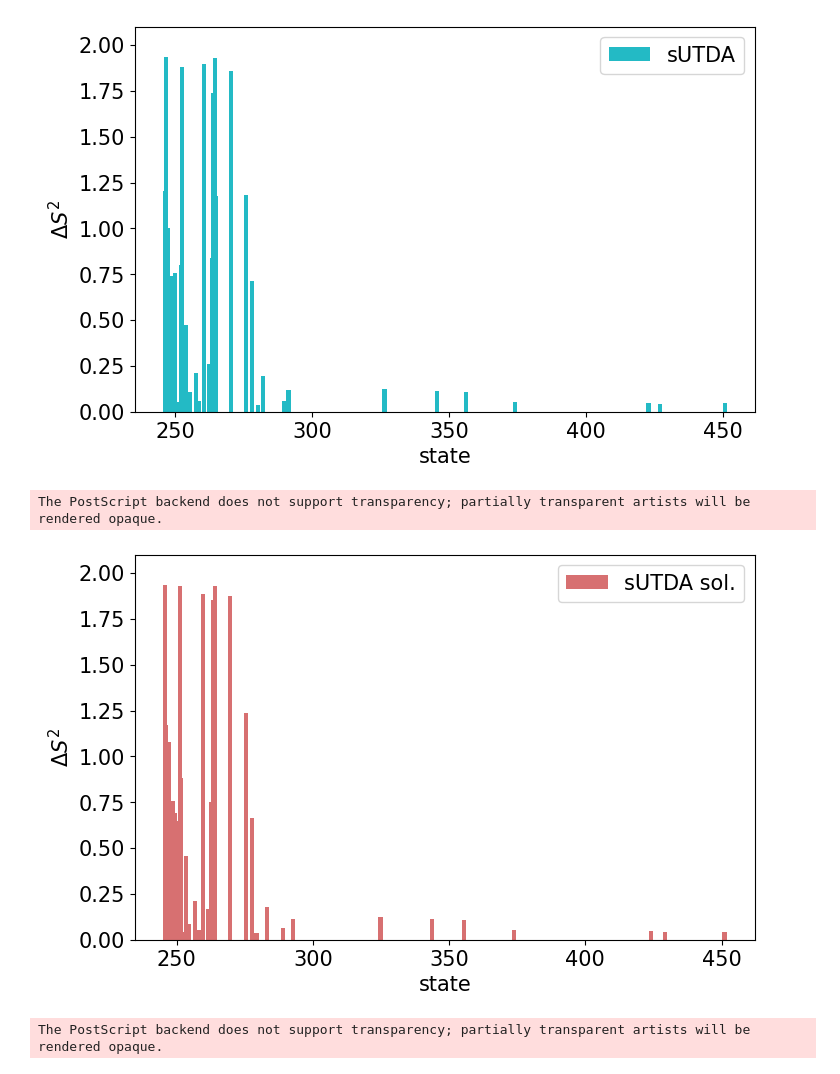
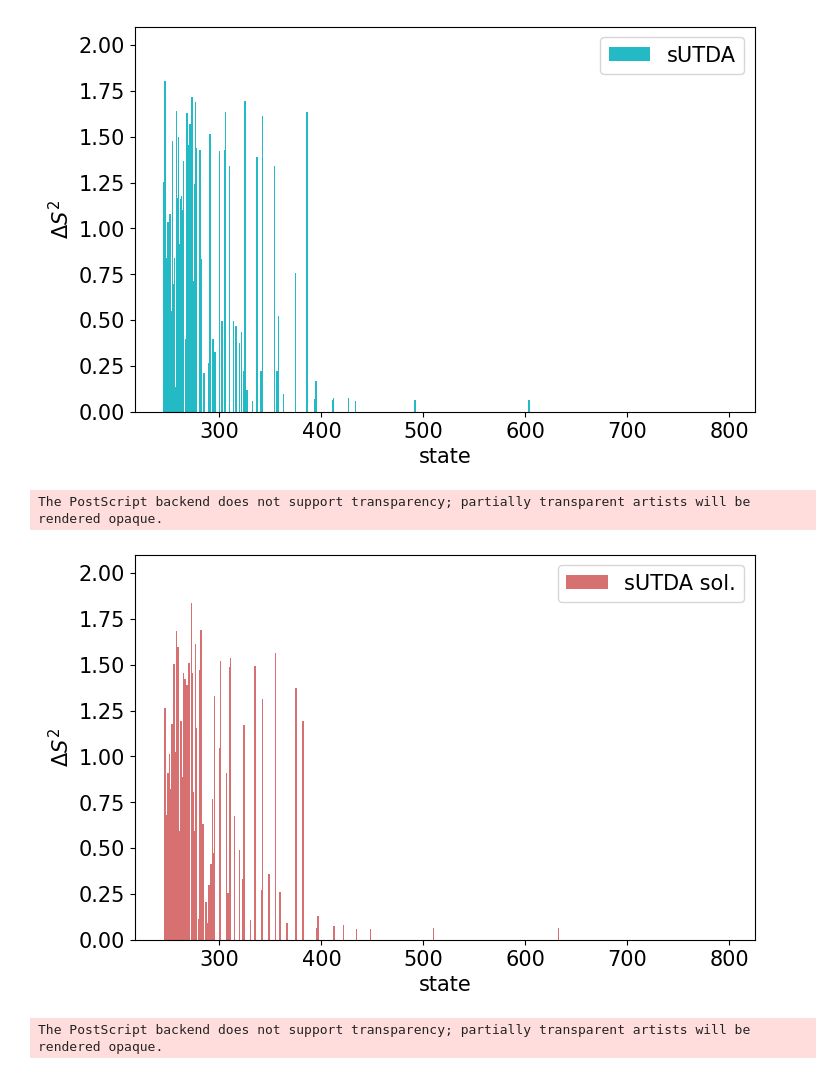
Before and after one commit to Quantum-Chemistry-Group-BNU/XTDDFT, a Jupyter notebook: sTDA/plot.ipynb, the cells around one changed output. Drawn from its saved outputs; the diff is of its cells as text; code cells hidden in the pictures.

```diff
--- a/sTDA/plot.ipynb
+++ b/sTDA/plot.ipynb
@@ -7,7 +7,10 @@ from matplotlib import rcParams
 from utils import unit
 file = './result/'
 # mol = 'ttm3ncz/'
-mol = 'ptm/'
+mol = 'hhcrqpp2/'
+# mol = 'mttm2/'
+# mol = 'ttm/'
+# mol = 'bispytm/'
 # %%
 def UVvis(*args, labels, colors, fwhm=0.3, title='UVspec', minx=300, maxx=700, maxy2=1, norm=False):
     in_num = len(args)//2
@@ -202,6 +224,6 @@ The PostScript backend does not support transparency; partially transparent arti
 The PostScript backend does not support transparency; partially transparent artists will be rendered opaque.
 # %%
-def deltaS2(*args, labels, colors, title):
+def deltaS2(*args, labels, colors, title, maxx, minx):
     fig, ax = plt.subplots(figsize=(8, 5))
     # for i, c, l in zip(range(len(args)), colors, labels):
     #     ax.bar(args[2*i], args[2*i+1], width=1.5, label=l, color=c)
@@ -210,6 +232,7 @@ def deltaS2(*args, labels, colors, title):
     ax.bar(args[0], args[1], width=1.5, label=labels[0], color=colors[0])
     # ax.set_xlim(0, len(args[0])+1)
     ax.set_ylim(0, 2.1)
+    ax.set_xlim(minx-25, maxx+25)
     ax.set_xlabel('state', fontsize=15)
     ax.set_ylabel(r'$\Delta S^2$', fontsize=15)
     ax.legend(fontsize=15)
@@ -228,13 +251,13 @@ def deltaS2(*args, labels, colors, title):
 # %%
 # \delta S^2
 # deltaS2(ds2_0, ds2_3, labels=['sXTDA', 'sUTDA'], colors=[colors[0], colors[3]], title='vacuum-sTDA-ds2')
 # deltaS2(ds2_8, ds2_9, labels=['sXTDA sol.', 'sUTDA sol.'], colors=[colors[8], colors[9]], title='solvent-sTDA-ds2')
-deltaS2(e3, ds2_3, labels=['sUTDA'], colors=[colors[3]], title='vacuum-sTDA-ds2')
-deltaS2(e9, ds2_9, labels=['sUTDA sol.'], colors=[colors[9]], title='solvent-sTDA-ds2')
+deltaS2(e3, ds2_3, labels=['sUTDA'], colors=[colors[3]], title='vacuum-sTDA-ds2', maxx=maxx, minx=minx)
+deltaS2(e9, ds2_9, labels=['sUTDA sol.'], colors=[colors[9]], title='solvent-sTDA-ds2', maxx=maxx, minx=minx)
 # %% [output]
-[figure, old version]
+[figure, new version]
 The PostScript backend does not support transparency; partially transparent artists will be rendered opaque.
-[figure, old version]
+[figure, new version]
 The PostScript backend does not support transparency; partially transparent artists will be rendered opaque.
 # %%
 def ene_level(e0, e1, colors, title, labels):
```
Also changed, not shown: parts of 5 cells of this notebook, 8 other files.
